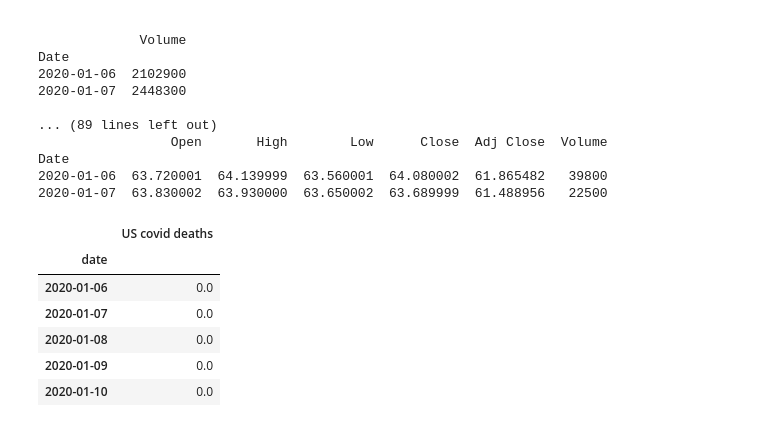
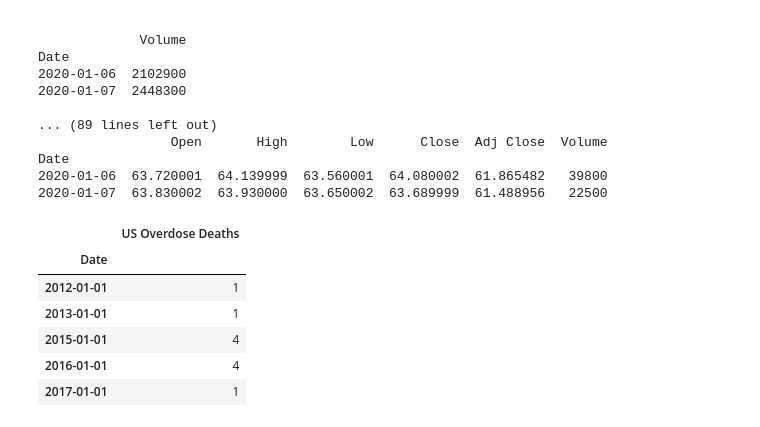
Before and after one commit to Karston02/pharma-profit-analysis, a Jupyter notebook: project/overdose_analysis.ipynb, the cells around one changed output. Saved outputs shown, nothing was run; the diff lists cells and outputs as text; code cells hidden in the pictures.

Commit message:
fixed overdose data

```diff
--- a/project/overdose_analysis.ipynb
+++ b/project/overdose_analysis.ipynb
@@ -17,8 +17,8 @@ for symbol in tickers:
     # for each symbol, load the pkl file and store it in the dictionary as a df
     dfs[f"{symbol}_df"] = pd.read_csv(f"pharma-data/clean-data/stocks/{symbol}_df.csv", index_col='Date', parse_dates=True)
 # %%
-# read in covid data
-covid_df = pd.read_csv("pharma-data/clean-data/us_covid_deaths.csv", index_col='date', parse_dates=True)
+# read in overdose data
+overdose_df = pd.read_csv("pharma-data/clean-data/overdose_deaths.csv", index_col='Date', parse_dates=True)
 # %%
 # print the first 2 rows of each df
 for df_name, df in dfs.items():
@@ -45,15 +45,15 @@ Date
 2020-01-07  63.830002  63.930000  63.650002  63.689999  61.488956   22500
 # %%
 # sanity check
-covid_df.head()
+overdose_df.head()
 # %% [output]
-|  | US covid deaths |
-| date |  |
-| 2020-01-06 | 0.0 |
-| 2020-01-07 | 0.0 |
-| 2020-01-08 | 0.0 |
-| 2020-01-09 | 0.0 |
-| 2020-01-10 | 0.0 |
+|  | US Overdose Deaths |
+| Date |  |
+| 2012-01-01 | 1 |
+| 2013-01-01 | 1 |
+| 2015-01-01 | 4 |
+| 2016-01-01 | 4 |
+| 2017-01-01 | 1 |
 # %%
 # prep dict for the merged data
 merged_dfs = {}
```
Also changed, not shown: parts of 6 cells of this notebook, 14 other files.
